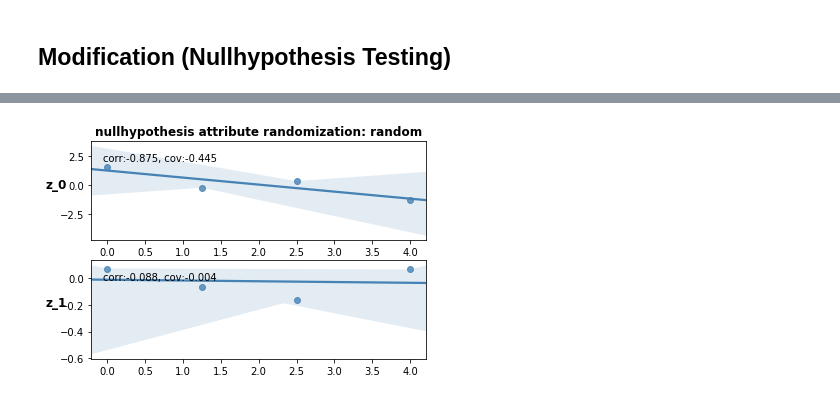
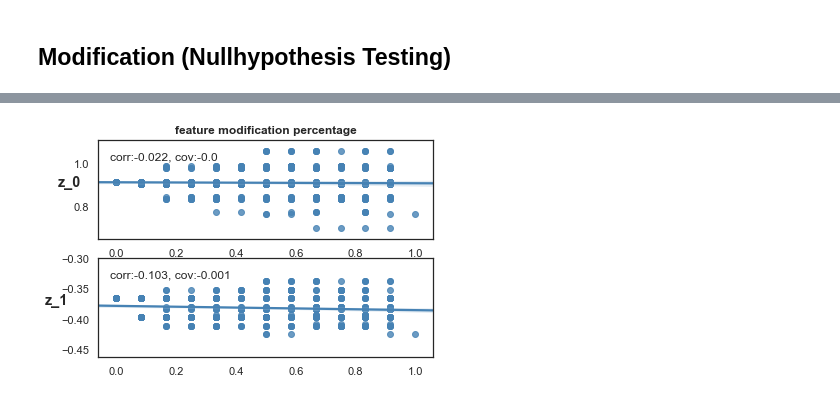
Before and after one commit to niklasstoehr/thesis, a Jupyter notebook: 3/feature_structure_independence.ipynb, the cells around one changed output, grey strips where cells are left out. Saved outputs shown, nothing was run; the diff lists cells and outputs as text; code cells hidden in the pictures.

```diff
--- a/3/feature_structure_independence.ipynb
+++ b/3/feature_structure_independence.ipynb
@@ -432,12 +379,16 @@ class VAE():
 # %%
+trainArgs = {"beta": 1, "loss": "mse", "weights": "train", "early_stop": 1, "batch_size": 16, "epochs": 50, "data_split": 0.2}
 modelArgs = {"nn_architecture": "gnn", "latent_dim": 2, "filters": 16, "kernel_size": 3, "input_shape": input_shape, "output_shape": output_shape, "param_loss": False,}
-trainArgs = {"beta": 1, "loss": "mse", "weights": "train", "early_stop": 1, "batch_size": 16, "epochs": 50, "data_split": 0.2}
 
+from support.keras_dgl.utils import *
+from support.keras_dgl.layers import MultiGraphCNN
 
 ## Train and Validation Split _______________________________________________
-g_train, g_test, f_train, f_test = train_test_split(G, F, test_size=trainArgs["data_split"],random_state=1, shuffle=True)
+g_train, g_test, f_train, f_test = train_test_split(G, F, test_size=trainArgs["data_split"], random_state=1, shuffle=True)
 
-vae = VAE(modelArgs, trainArgs, g_train, g_test, f_train, f_test)
+# build graph_conv_filters
+SYM_NORM = True
+g_train_mod = preprocess_adj_tensor_with_identity(np.squeeze(g_train), SYM_NORM)
+g_test_mod = preprocess_adj_tensor_with_identity(np.squeeze(g_test), SYM_NORM)
 
-models = vae.model
-data = vae.data
+data = (f_test, [g_test_mod, g_test])
@@ -461,0 +397,3 @@ Epoch 9/50
+# %%
+vae = VAE(modelArgs, trainArgs, g_train, g_test, g_train_mod, g_test_mod, f_train, f_test)
+models = vae.model
@@ -682,57 +608,64 @@ def feature_latent_correlation(analyzeArgs, modelArgs, models, data, batch_size=
     ## unpack models and data__________________________
 
     encoder, topol_decoder, attr_decoder = models  # trained models
-    F, [A_fil, A] = data
+    #F, [A_fil, A] = data
 
-    mod_degree = np.linspace(0,dataArgs["n_max"],analyzeArgs["n_config_graphs"], dtype = int)
+    ## generate input network _________________________
 
-    ## topol parameters
-    topol_params = ["density", "diameter", "cluster_coef", "assort", "#edges", "avg_degree"]
+    g = get_graph(analyzeArgs["n"], analyzeArgs["p"], draw = False)
+    g, a = sort_adj(g)
+    a = pad_matrix(a, dataArgs["n_max"], dataArgs["diag_value"])  # pad adjacency matrix to allow less nodes than n_max and fill diagonal
+    a_transformed = reshape_A(a, diag_offset = dataArgs["diag_offset"])
+    A = np.reshape(a_transformed, (1, *a_transformed.shape))
+    A = np.tile(A, (analyzeArgs["mod_steps"],1,1,1))
 
-    ## store graphs and targets
-    # shape: n_config_graphs, params, upper_A_size
-    A_mod = np.zeros((analyzeArgs["n_config_graphs"], *calculate_A_shape(dataArgs["n_max"], dataArgs["diag_offset"])))
-    F_mod = np.zeros((analyzeArgs["n_config_graphs"], dataArgs["n_max"], dataArgs["n_features"]))
+    SYM_NORM = True
+    A_fil = preprocess_adj_tensor_with_identity(np.squeeze(A), SYM_NORM)
 
 
-    for i, (a, f) in enumerate(zip(A[:analyzeArgs["n_config_graphs"]], F[:analyzeArgs["n_config_graphs"]])):
+    f = generate_features(dataArgs, g, analyzeArgs["n"], analyzeArgs["p"])
+    print("original features:\n", f)
 
-        ## Generate Graph Type ______________________________________________
+    F_mod = np.zeros((analyzeArgs["mod_steps"], dataArgs["n_max"], dataArgs["n_features"]))
 
-        reconstructed_a, nodes_n = unpad_matrix(a, dataArgs["diag_value"], 0.2, dataArgs["fix_n"])
-        f = unpad_attr(f, nodes_n, analyzeArgs, dataArgs)
-        f = np.reshape(f, (f.shape[0], 1)) ## reshape to (n,n_features)
+
+    ## Modify Features__________________________________
+
+    mod_degree = np.linspace(0,dataArgs["n_max"],analyzeArgs["mod_steps"], dtype = int)
+
+    for i, mod in enumerate(mod_degree):
+
+        f_mod = np.copy(f)
 
         if analyzeArgs["f_variation"] == "random":
-            for mod in range(0, mod_degree[i]):
-                swap = np.random.randint(low = 0, high = f.shape[0], size = 2)
+            for m in range(0, mod):
+                swap = np.random.randint(low = 0, high = f_mod.shape[0], size = 2)
                 temp = f[swap[0]]
-                f[swap[0]] = f[swap[1]]
-                f[swap[1]] = temp
+                f_mod[swap[0]] = f_mod[swap[1]]
+                f_mod[swap[1]] = temp
 
 
         elif analyzeArgs["f_variation"] == "equal":
 
-            norm_std = mod_degree[i] / max(mod_degree)
+            mod_ratio = mod / max(mod_degree)
             norm_mean = np.mean(f)
 
-            for i in range(0,len(f)):
+            for i in range(0,len(f_mod)):
 
-                if f[i] > norm_mean:
-                    f[i] = f[i] - (norm_std * (np.abs(f[i] - norm_mean)))
+                if f_mod[i] > norm_mean:
+                    f_mod[i] = f_mod[i] - (mod_ratio * (np.abs(f_mod[i] - norm_mean)))
                 else:
-                    f[i] = f[i] + (norm_std * (np.abs(f[i] - norm_mean )))
+                    f_mod[i] = f_mod[i] + (mod_ratio * (np.abs(f_mod[i] - norm_mean )))
 
 
         elif analyzeArgs["f_variation"] == "uniform":
 
-            f = np.ones(f.shape[0]) * (mod_degree[i] / max(mod_degree))
-            f = np.reshape(f, (f.shape[-1],1))
-
+            f_mod = np.ones(f_mod.shape[0]) * (mod / max(mod_degree))
+            f_mod = np.reshape(f_mod, (f_mod.shape[-1],1))
 
         ## pad features with zeroes
-        f = pad_attributes(f, dataArgs)
-        F_mod[i] = f
+        f_mod = pad_attr(f_mod, dataArgs)
+        F_mod[i] = f_mod
 
 
     ## ENCODER ______________________________________________
@@ -753,7 +686,7 @@ def feature_latent_correlation(analyzeArgs, modelArgs, models, data, batch_size=
     for latent_z, row in enumerate(ax):
 
             y = z_mean[:,latent_z]
-            x = mod_degree / mod_degree.shape[0]
+            x = mod_degree / max(mod_degree)
             sns.regplot(x, y, color="steelblue", ax=row)
 
             ## compute correlation and standardized covariance
@@ -766,7 +699,7 @@ def feature_latent_correlation(analyzeArgs, modelArgs, models, data, batch_size=
     ## add row and column titles _____________________
 
     rows = ['z_{}'.format(row) for row in range(z_mean.shape[-1])]
-    cols = [t for t in ["nullhypothesis attribute randomization: " + str(analyzeArgs["f_variation"])]]
+    cols = [t for t in ["feature modification percentage"]]
 
     for axis, col in zip(ax, cols):
         axis.set_title(col, fontweight='bold')
@@ -777,7 +710,8 @@ def feature_latent_correlation(analyzeArgs, modelArgs, models, data, batch_size=
 
 
 ## PLOT RESULTS ________________________________________
-print("ground truth attribute dependence: ", dataArgs["feature_dependence"])
-analyzeArgs = {"n_config_graphs": 4, "f_variation": "random", "metric": "none", "normalize_feature": False}
+
+dataArgs["feature_dependence"] = "degree"  #"degree", "random", "p"
+analyzeArgs = {"n": 5, "p": 0.4, "mod_steps": 500, "f_variation": "random", "metric": "none", "normalize_feature": False}
 feature_latent_correlation(analyzeArgs, modelArgs, models, data, batch_size=trainArgs["batch_size"], model_name="vae_mlp")
 # %% [output]
@@ -785 +724 @@ ground truth attribute dependence:  degree
-[figure, old version]
+[figure, new version]
```
Also changed, not shown: parts of 23 cells of this notebook, 4 other files.
